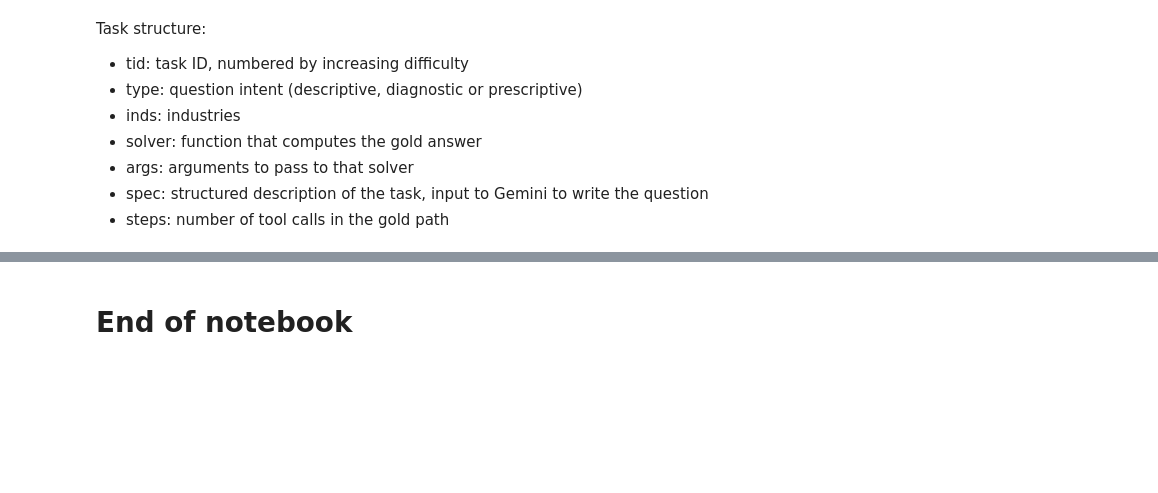
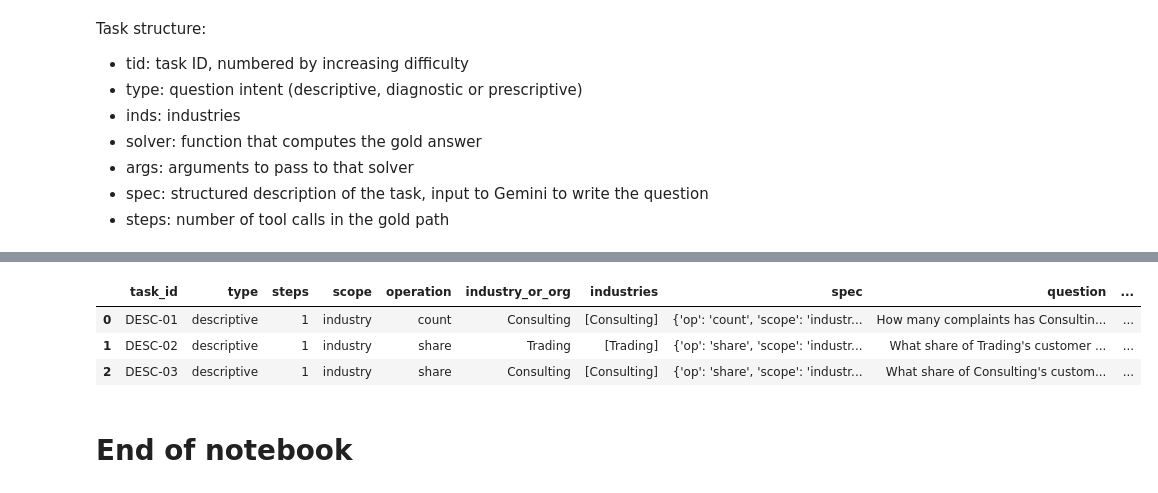
Before and after one commit to zhenyenchan/msc-cx-agent-bench, a Jupyter notebook: notebooks/benchmark_builder.ipynb, the cells around one changed output, grey strips where cells are left out. Drawn from its saved outputs; the diff is of its cells as text; code cells hidden in the pictures; blank space fills up the shorter version.

```diff
--- a/notebooks/benchmark_builder.ipynb
+++ b/notebooks/benchmark_builder.ipynb
@@ -493,37 +618,37 @@ def auto_tasks(industries, aspects, seed=42, per_level=TASKS_PER_LEVEL):
              {"op": "test", "scope": "industry", "a": pa, "b": pb, "aspect": asp, "sent": sent}, 3)
 
     # ============ ORG-LEVEL: L6-L10 (organisation-specific, one focus org per industry) ============
-    ogi = opi = 0
+    opi = 0   # DIAG counter `gi` continues from L4/L5 so org-level DIAG ids stay unique
     for ind in industries:
         fo = ORGS[ind][0]                                  # focus org (organisation-specific)
         wfo, wind = {"org": fo}, {"industry": ind}
 
         # L6 driver identification
-        ogi += 1
-        _add(f"ODIAG-{ogi:02d}", "diagnostic", [ind], "solve_driver", (wfo, 2),
+        gi += 1
+        _add(f"DIAG-{gi:02d}", "diagnostic", [ind], "solve_driver", (wfo, 2),
              {"op": "driver", "scope": "org", "subject": fo, "k": 2}, 4)
         # L7 prioritisation (volume x severity)
-        ogi += 1
-        _add(f"ODIAG-{ogi:02d}", "diagnostic", [ind], "solve_prioritise", (wfo, 3),
+        gi += 1
+        _add(f"DIAG-{gi:02d}", "diagnostic", [ind], "solve_prioritise", (wfo, 3),
              {"op": "prioritise", "scope": "org", "subject": fo, "k": 3}, 4)
 
         # L8 comparative diagnosis: org drivers vs the industry-average drivers
         opi += 1
-        _compose(f"OPRES-{opi:02d}", ind, fo, "compare_diag", [
+        _compose(f"PRES-{opi:02d}", ind, fo, "compare_diag", [
             _comp("org_drivers", "solve_driver", (wfo, 3), "driver", 4),
             _comp("industry_avg_drivers", "solve_driver", (wind, 3), "driver", 4),
         ], {"industry": ind})
         # L9 targeted recommendation: overview + gap vs the industry average
         asp9, sent9 = rng.choice(aspects), rng.choice(sents)
         opi += 1
-        _compose(f"OPRES-{opi:02d}", ind, fo, "recommend", [
+        _compose(f"PRES-{opi:02d}", ind, fo, "recommend", [
             _comp("overview", "solve_split", (wfo, "org"), "split", 2),
             _comp("vs_industry_avg", "solve_two_prop", (wfo, wind, asp9, sent9), "test", 3),
         ])
         # L10 full CX report: multiple descriptive + multiple diagnostic
         asp10, sent10 = rng.choice(aspects), rng.choice(sents)
         opi += 1
-        _compose(f"OPRES-{opi:02d}", ind, fo, "report", [
+        _compose(f"PRES-{opi:02d}", ind, fo, "report", [
             _comp("overview", "solve_split", (wfo, "org"), "split", 2),
             _comp("top_complaints", "solve_top_k", (wfo, 3, "negative"), "top_negative", 2),
             _comp("drivers", "solve_driver", (wfo, 3), "driver", 4),
@@ -769,12 +926,20 @@ qs = gemini_json(
   "- Preserve any specific counts, such as 'top 3'.\n\n"
 
   "OUTPUT:\n"
-  "Return ONLY a JSON object mapping each item's id to its question string.\n\n"
-  + json.dumps(briefs), block="questions", max_tokens=2000)
+  "Return ONLY a JSON object mapping each item's id to its question string. Use the ids EXACTLY "
+  "as given, and include every id.\n\n"
+  + json.dumps(briefs), block="questions", max_tokens=6000)  # one question per task; give the
+  # same headroom as the answers call so a large batch's JSON isn't truncated (-> parse failure)
 
-for tid, q in qs.items():
-    records[tid]["question"] = q
-    print(f"{tid}: {q}")
+# map each generated question back onto its task by id. Iterate over `records` (not qs) so a
+# stray/renamed id from the model can't KeyError here, and surface any task it skipped -- an
+# unfilled `question` would otherwise blow up downstream in Step 6.
+missing = [tid for tid in records if tid not in qs]
+if missing:
+    raise ValueError(f"question generation returned no question for {len(missing)} task(s): {missing}")
+for tid in records:
+    records[tid]["question"] = qs[tid]
+    print(f"{tid}: {qs[tid]}")
 
 elapsed = time.time() - start
 print(f"\nquestions generated in {elapsed:.1f}s")
@@ -848,19 +1104,24 @@ def _clean(r):
         r["industries"] = sorted(r["industries"])
     return r
 
-order = [t[0] for t in T]
+order = list(records)   # task ids in generation order (records is built from T); no need to depend on T
 tasks_csv_path = OUT_DIR / f"{RUN_TS}_tasks.csv"
 
 # two gold-answer columns -> gold_answer_json (valid JSON, for deterministic checks) and
 # gold_answer_text (business-facing natural language). spec / gold_tool_path stay Python-repr.
 def _csv_row(tid):
     r = _clean(records[tid])
+    sp = r["spec"]                                 # break spec fields out into their own columns
+    r["scope"] = sp.get("scope")                   # 'industry' or 'org'
+    r["operation"] = sp.get("op")                  # e.g. count, share, driver, report
+    r["industry_or_org"] = sp.get("subject")       # the industry or org the task is about
     r["gold_answer_json"] = json.dumps(r.pop("gold_answer"))
     r["gold_answer_text"] = r.pop("gold_answer_nl", None)
     return r
 
 tasks_df = pd.DataFrame([_csv_row(tid) for tid in order])
-col_order = ["task_id", "type", "steps", "industries", "spec", "question",
+col_order = ["task_id", "type", "steps", "scope", "operation", "industry_or_org",
+             "industries", "spec", "question",
              "gold_answer_json", "gold_answer_text", "gold_tool_path"]
 tasks_df = tasks_df[[c for c in col_order if c in tasks_df.columns]
                     + [c for c in tasks_df.columns if c not in col_order]]
@@ -872,2 +1140,9 @@ cost_report()
+# %%
+tasks_df.head(3)
+# %% [output]
+|  | task_id | type | steps | scope | operation | industry_or_org | industries | spec | question | ... |
+| 0 | DESC-01 | descriptive | 1 | industry | count | Consulting | [Consulting] | {'op': 'count', 'scope': 'industr... | How many complaints has Consultin... | ... |
+| 1 | DESC-02 | descriptive | 1 | industry | share | Trading | [Trading] | {'op': 'share', 'scope': 'industr... | What share of Trading's customer ... | ... |
+| 2 | DESC-03 | descriptive | 1 | industry | share | Consulting | [Consulting] | {'op': 'share', 'scope': 'industr... | What share of Consulting's custom... | ... |
 # %% [markdown]
 # End of notebook
```
Also changed, not shown: parts of 30 cells of this notebook.
